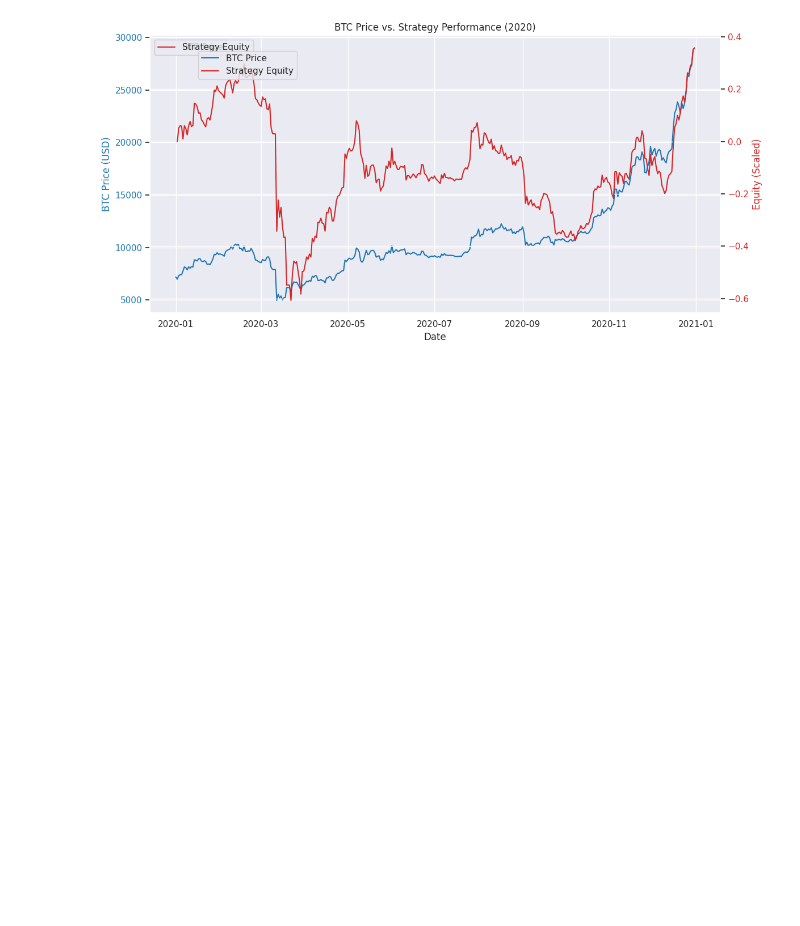
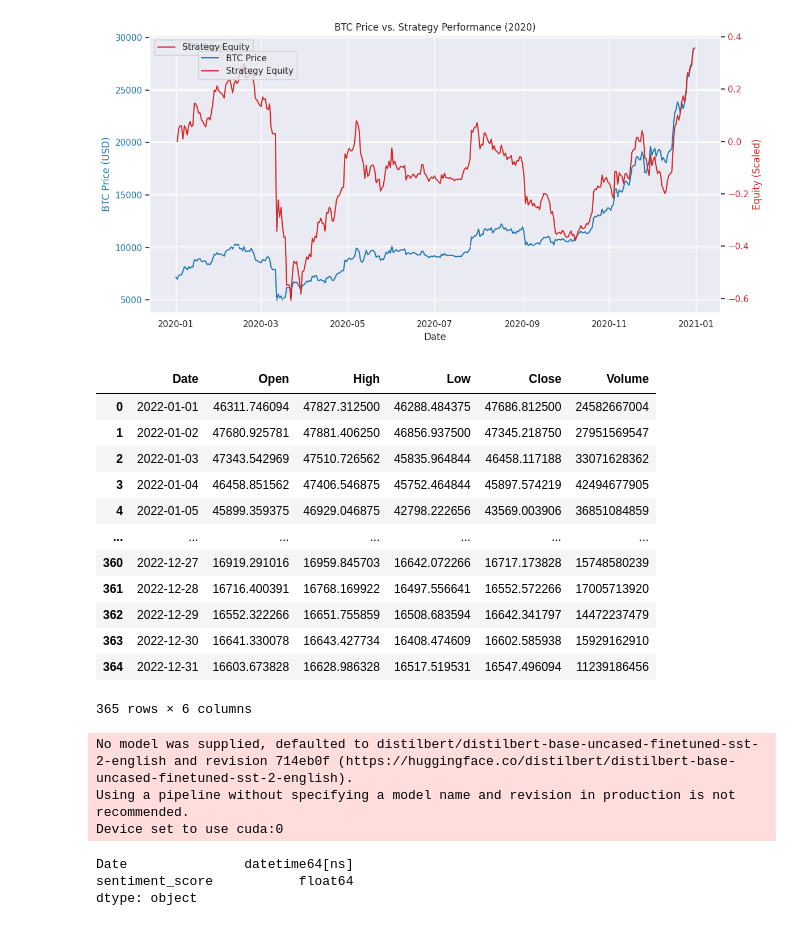
Before and after one commit to adamarbain/ichiboss-, a Jupyter notebook: backtesting_framework/temp.ipynb, the cells around one changed output. Drawn from its saved outputs; the diff is of its cells as text; code cells hidden in the pictures; blank space fills up the shorter version.

```diff
--- a/backtesting_framework/temp.ipynb
+++ b/backtesting_framework/temp.ipynb
@@ -259,3 +260,20 @@ plt.tight_layout()
 plt.show()
 # %% [output]
 [figure]
+# %%
+BTC_2022 = BTC[BTC.Date.dt.year == 2022].reset_index(drop=True)
+BTC_2022
+# %% [output]
+|  | Date | Open | High | Low | Close | Volume |
+| 0 | 2022-01-01 | 46311.746094 | 47827.312500 | 46288.484375 | 47686.812500 | 24582667004 |
+| 1 | 2022-01-02 | 47680.925781 | 47881.406250 | 46856.937500 | 47345.218750 | 27951569547 |
+| 2 | 2022-01-03 | 47343.542969 | 47510.726562 | 45835.964844 | 46458.117188 | 33071628362 |
+| 3 | 2022-01-04 | 46458.851562 | 47406.546875 | 45752.464844 | 45897.574219 | 42494677905 |
+| 4 | 2022-01-05 | 45899.359375 | 46929.046875 | 42798.222656 | 43569.003906 | 36851084859 |
+| ... | ... | ... | ... | ... | ... | ... |
+| 360 | 2022-12-27 | 16919.291016 | 16959.845703 | 16642.072266 | 16717.173828 | 15748580239 |
+| 361 | 2022-12-28 | 16716.400391 | 16768.169922 | 16497.556641 | 16552.572266 | 17005713920 |
+| 362 | 2022-12-29 | 16552.322266 | 16651.755859 | 16508.683594 | 16642.341797 | 14472237479 |
+| 363 | 2022-12-30 | 16641.330078 | 16643.427734 | 16408.474609 | 16602.585938 | 15929162910 |
+| 364 | 2022-12-31 | 16603.673828 | 16628.986328 | 16517.519531 | 16547.496094 | 11239186456 |
+365 rows × 6 columns
@@ -261,0 +284,19 @@ plt.show()
+# %%
+from transformers import pipeline
+import pandas as pd
+
+# Load pipeline once
+sentiment_pipeline = pipeline("sentiment-analysis")
+
+# Modified function to return signed score
+def sentiment_score(text):
+    result = sentiment_pipeline(text)[0]
+    score = result['score']
+    if result['label'] == 'NEGATIVE':
+        return -round(score, 4)
+    else:
+        return round(score, 4)
+# %% [output]
+No model was supplied, defaulted to distilbert/distilbert-base-uncased-finetuned-sst-2-english and revision 714eb0f (https://huggingface.co/distilbert/distilbert-base-uncased-finetuned-sst-2-english).
+Using a pipeline without specifying a model name and revision in production is not recommended.
+Device set to use cuda:0
@@ -261,0 +311,7 @@ plt.show()
+# %%
+daily_sentiment.Date = pd.to_datetime(pd.to_datetime(daily_sentiment.Date, errors='coerce').dt.date)
+daily_sentiment.dtypes
+# %% [output]
+Date               datetime64[ns]
+sentiment_score           float64
+dtype: object
```
Also changed, not shown: parts of 12 cells of this notebook, 1 other file.
